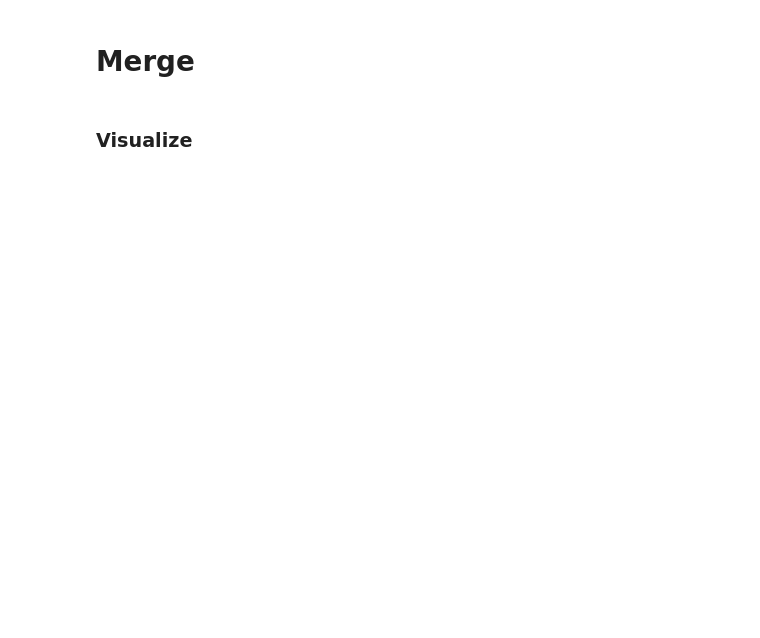
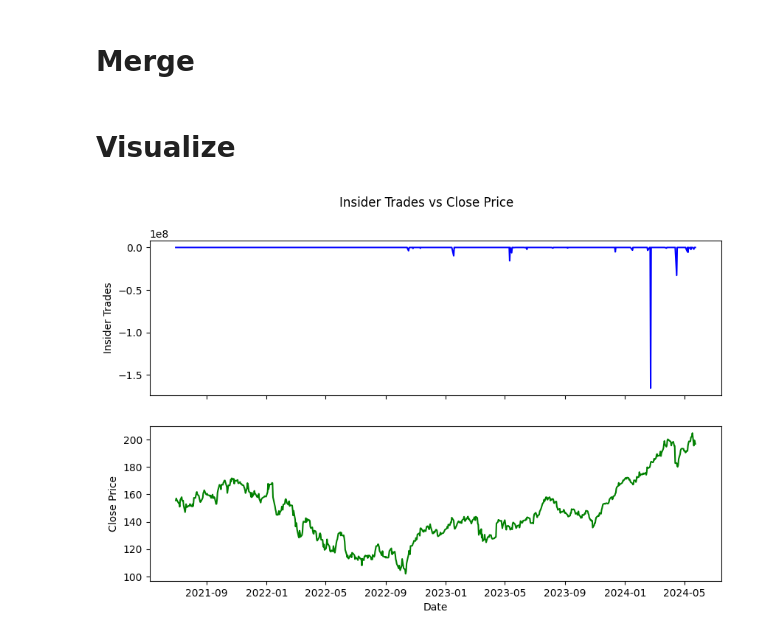
Before and after one commit to rryanhermes/Equity-Analyzer, a Jupyter notebook: equityanalyzer.ipynb, the cells around one changed output. Drawn from its saved outputs; the diff is of its cells as text; code cells hidden in the pictures; blank space fills up the shorter version.

```diff
--- a/equityanalyzer.ipynb
+++ b/equityanalyzer.ipynb
@@ -218,11 +320,30 @@ news = pd.read_csv(f'data/{ticker}_sentiment.csv')
 
 newdata = pd.merge(historical, insider, how='left', left_on='Date', right_on='Trade Date')
 newdata = pd.merge(newdata, news, how='left', on='Date')
+newdata['Date'] = pd.to_datetime(newdata['Date'])
 
-# newdata = newdata.drop(columns=['Open', 'High', 'Low', ])
-newdata.rename(columns={'4. close': 'Close', '5. volume': 'Volume', 'Value': 'Insider_Trades'}, inplace=True)
-newdata = newdata.drop(columns=['1. open', '2. high', '3. low', 'Trade Date'])
+# Alphavantage technique: newdata.rename(columns={'4. close': 'Close', '5. volume': 'Volume', 'Value': 'Insider_Trades'}, inplace=True)
+# Alphavantage technique: newdata = newdata.drop(columns=['1. open', '2. high', '3. low', 'Trade Date'])
+newdata.rename(columns={'Value': 'Insider_Trades'}, inplace=True)
+newdata = newdata.fillna(0)
+# newdata['Insider_Trades'] = newdata['Insider_Trades'].fillna(0)
 
-newdata.to_csv(f'data/{ticker}_merged.csv', index=False)
+newdata = newdata.drop(columns=['Trade Date'])
+
+newdata.to_csv(f'data/{ticker}_merged.csv', index=True)
 # %% [markdown]
-### Visualize
+# Visualize
+# %%
+fig, (ax1, ax2) = plt.subplots(2, 1, figsize=(10, 6), sharex=True)
+
+ax1.plot(newdata['Date'], newdata['Insider_Trades'], color='blue')
+ax2.plot(newdata['Date'], newdata['Close'], color='green')
+
+ax1.set_ylabel('Insider Trades')
+ax2.set_ylabel('Close Price')
+ax2.set_xlabel('Date')
+plt.suptitle('Insider Trades vs Close Price')
+
+plt.show()
+# %% [output]
+[figure, added]
```
Also changed, not shown: parts of 8 cells of this notebook, 43 other files.
